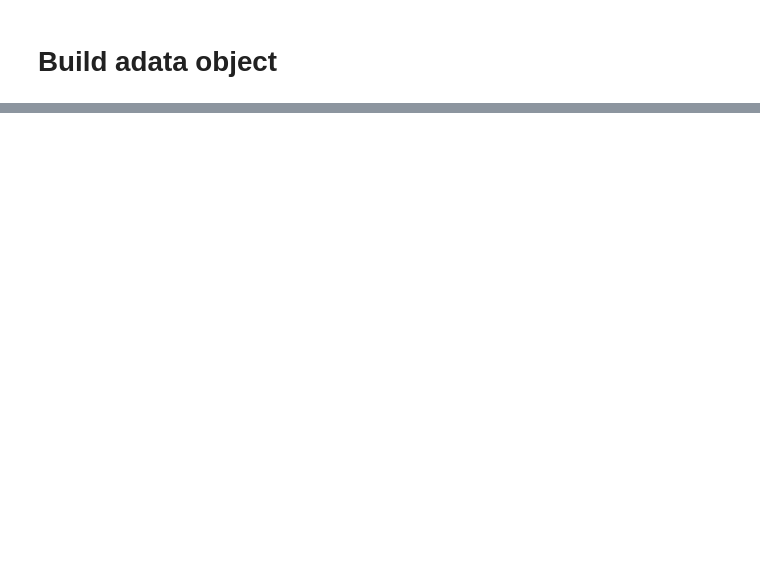
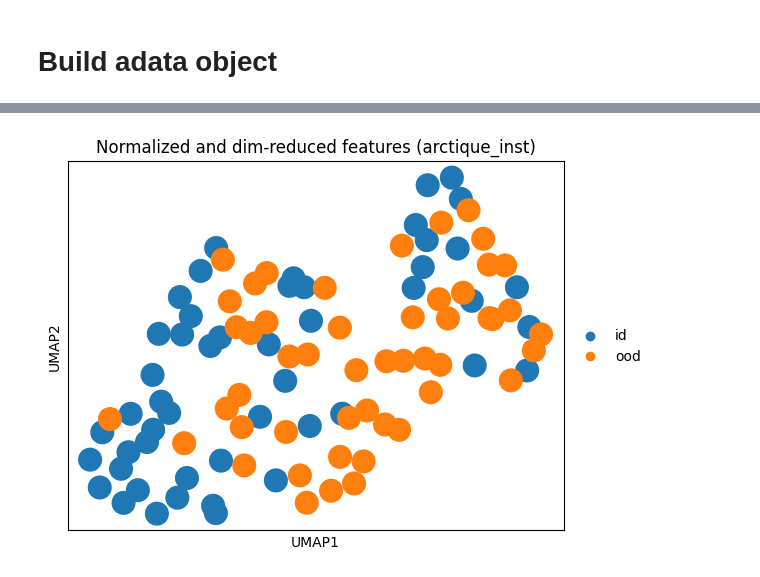
Before and after one commit to Kainmueller-Lab/aggrigator_experiments, a Jupyter notebook: spatial/spatial_stuff.ipynb, the cells around one changed output, grey strips where cells are left out. Cells and saved outputs as stored; diff of their text form; code cells hidden in the pictures; blank space fills up the shorter version.

```diff
--- a/spatial/spatial_stuff.ipynb
+++ b/spatial/spatial_stuff.ipynb
@@ -51,3 +71,13 @@ ood_spatial.index = ood_spatial.index.astype('str')
 
 ood_spatial.index = [f"ood_{idx}" for idx in ood_spatial.index]
 ood_magnitude.index = [f"ood_{idx}" for idx in ood_magnitude.index]
+
+# remove 0s before index
+id_magnitude.index = id_magnitude.index.str.lstrip('0')
+id_spatial.index = id_spatial.index.str.lstrip('0')
+
+# join id_spatial and id_magnitude via the index uq_map_name
+#id_magnitude.set_index('uq_map_name', inplace=True)
+id_fingerprints = id_spatial.join(id_magnitude)
+ood_fingerprints = ood_spatial.join(ood_magnitude)
+all_fingerprints = pd.concat([id_fingerprints, ood_fingerprints], axis=0)
@@ -79,26 +108,20 @@ all_fingerprints
 # %% [markdown]
 # Build adata object
 # %%
-import anndata
-
-# put all id_fingerprints in anndata object
-adata = anndata.AnnData(all_fingerprints_transformed)
-
-# add info of ood sample and iid sample
-adata.obs['sample_type'] = ['ood' if idx.startswith('ood_') else 'id' for idx in adata.obs_names]
+adata = utils.setup_anndata_object(all_fingerprints)
+adata = utils.create_fitting_split(adata, seed=seed, train_fraction=0.5)
+adata = utils.apply_transformation(adata, transformation=normi, fitted_only=True)
 # %%
-# cluster the fingerprints with scanpy using leiden clustering, umap
-import scanpy as sc
-
-# do PCA
-sc.pp.pca(adata, n_comps=3, svd_solver='arpack')
 print("PCA computed.")
-sc.pp.neighbors(adata, n_neighbors=10, use_rep='X')#_pca')
+sc.pp.neighbors(adata, n_neighbors=10, use_rep='X_transformed')
 print("Neighbors computed.")
 sc.tl.leiden(adata, resolution=1.0)
 print("Leiden clustering done.")
 sc.tl.umap(adata)
 print("UMAP computed.")
+
+# plot umap
+sc.pl.umap(adata, color=['sample_type'], title=f'Normalized and dim-reduced features ({dataset_name})', save=f'_{dataset_name}_spatial_fingerprints_umap.png')
 # %% [output]
 PCA computed.
 Neighbors computed.
@@ -106,0 +131 @@ UMAP computed.
+[figure, added]
```
Also changed, not shown: parts of 19 cells of this notebook, 1 other file.
